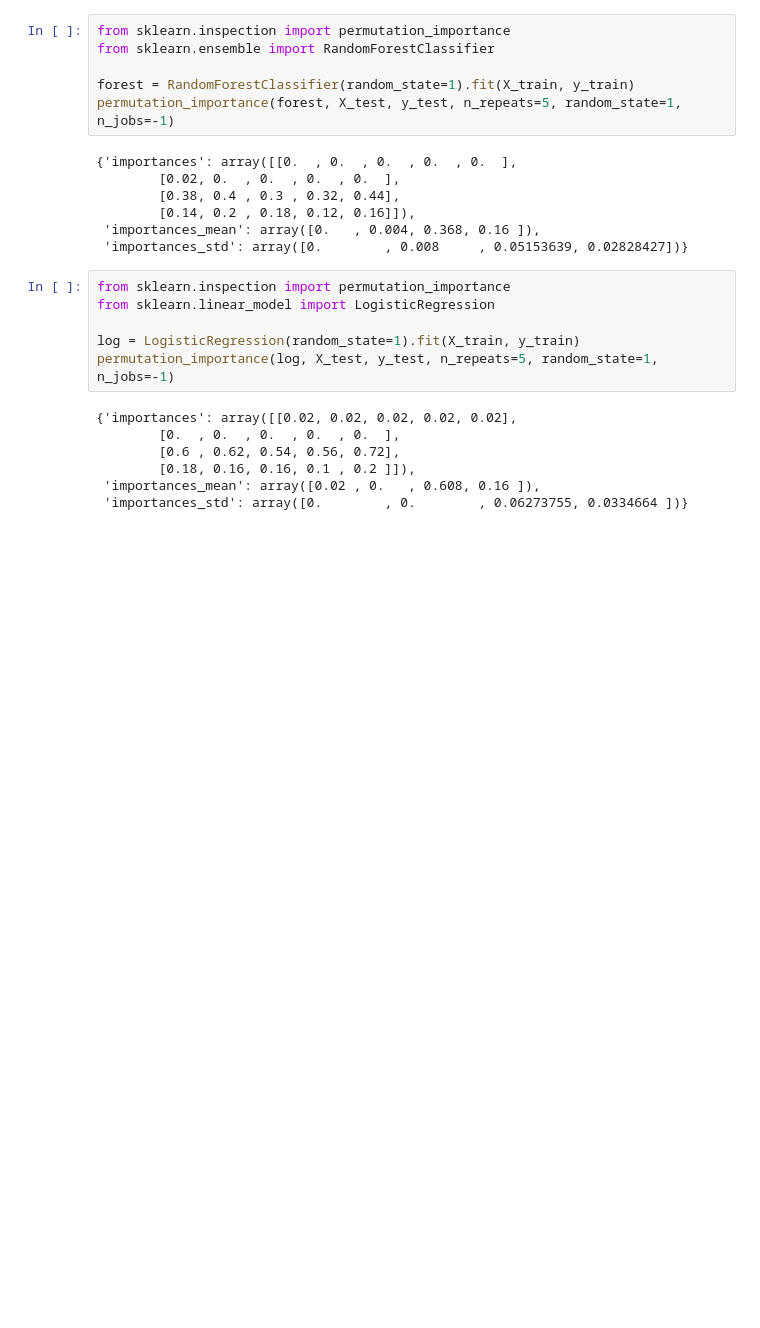
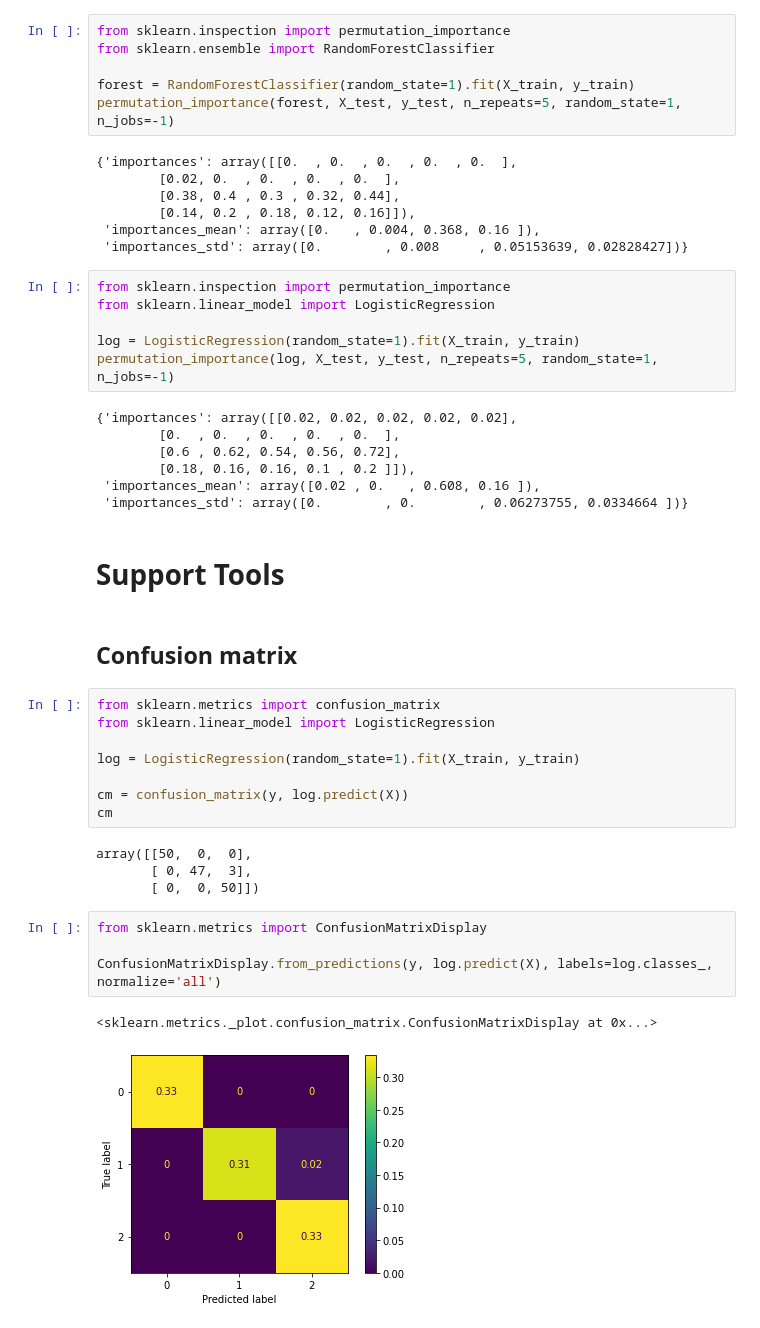
Before and after one commit to kuzminRM/My_ML_Notes, a Jupyter notebook: ML_cheat_sheet.ipynb, the cells around one changed output. Cells and saved outputs as stored; diff of their text form; blank space fills up the shorter version.

```diff
--- a/ML_cheat_sheet.ipynb
+++ b/ML_cheat_sheet.ipynb
@@ -482,3 +494,26 @@ permutation_importance(log, X_test, y_test, n_repeats=5, random_state=1, n_jobs=
         [0.18, 0.16, 0.16, 0.1 , 0.2 ]]),
  'importances_mean': array([0.02 , 0.   , 0.608, 0.16 ]),
  'importances_std': array([0.        , 0.        , 0.06273755, 0.0334664 ])}
+# %% [markdown]
+# Support Tools
+# %% [markdown]
+## Confusion matrix
+# %%
+from sklearn.metrics import confusion_matrix
+from sklearn.linear_model import LogisticRegression
+
+log = LogisticRegression(random_state=1).fit(X_train, y_train)
+
+cm = confusion_matrix(y, log.predict(X))
+cm
+# %% [output]
+array([[50,  0,  0],
+       [ 0, 47,  3],
+       [ 0,  0, 50]])
+# %%
+from sklearn.metrics import ConfusionMatrixDisplay
+
+ConfusionMatrixDisplay.from_predictions(y, log.predict(X), labels=log.classes_, normalize='all')
+# %% [output]
+<sklearn.metrics._plot.confusion_matrix.ConfusionMatrixDisplay at 0x...>
+[figure, added]
```
Also changed, not shown: parts of 14 cells of this notebook.
